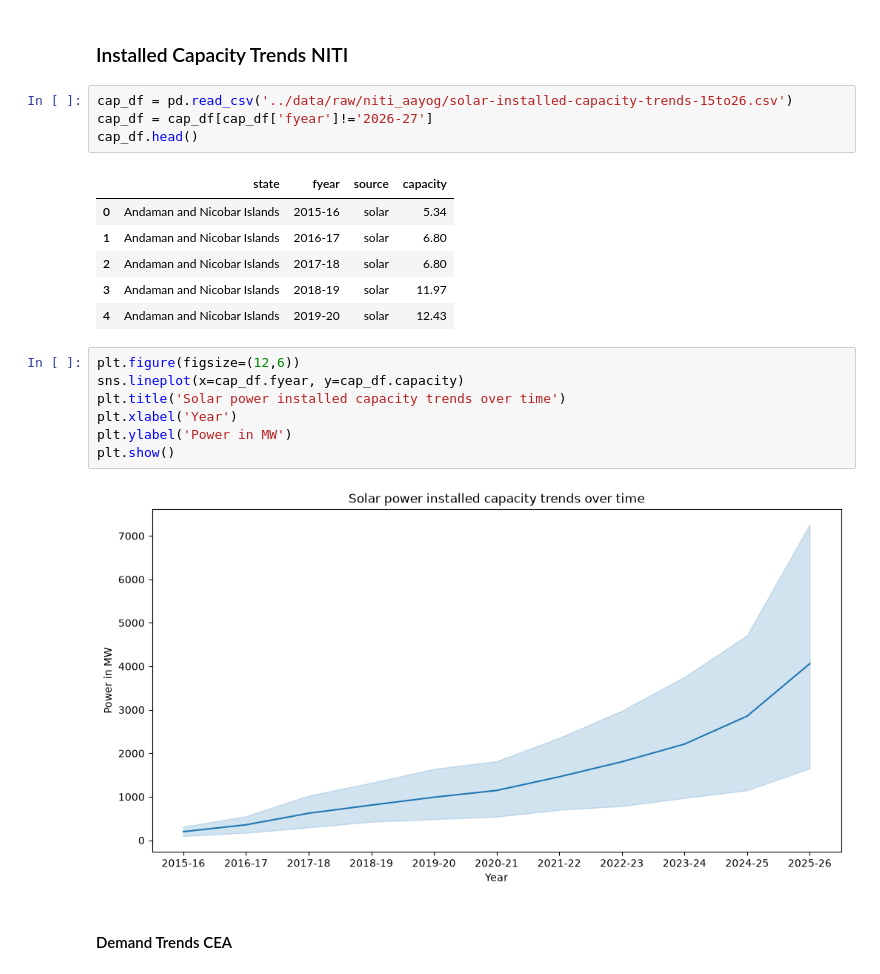
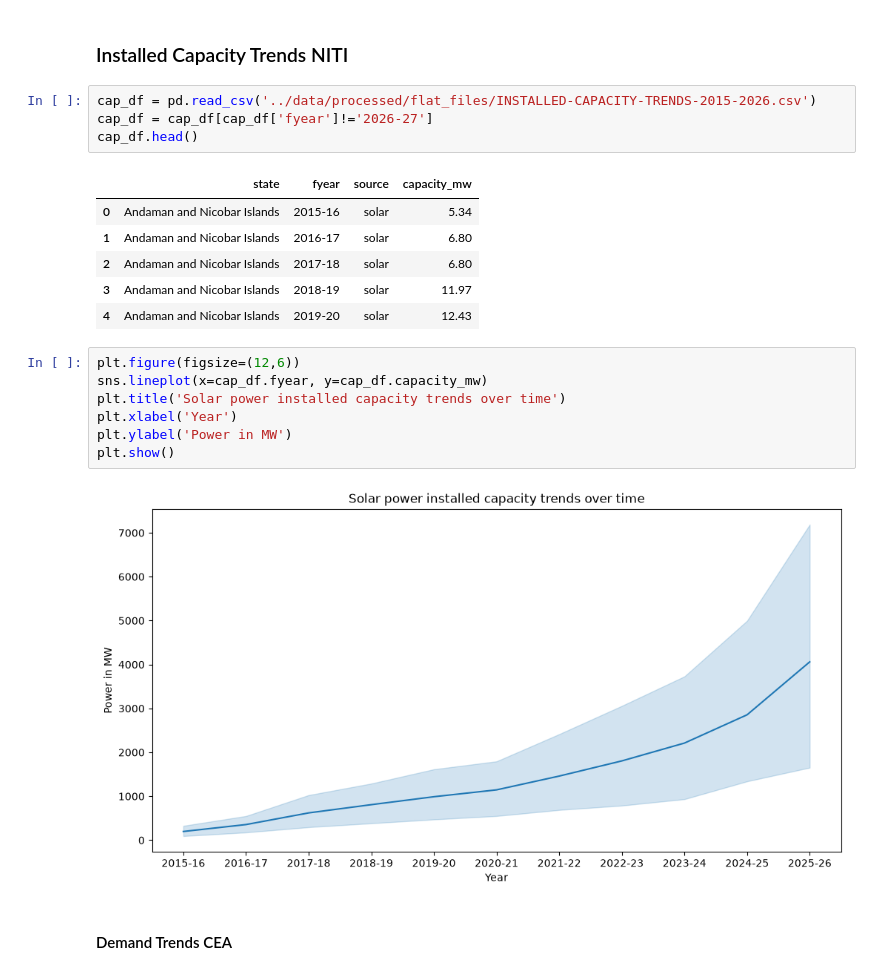
Before and after one commit to marvinminhaz/Solar-Curtailment-Project, a Jupyter notebook: notebooks/data-viz-and-prep.ipynb, the cells around one changed output. Cells and saved outputs as stored; diff of their text form.

```diff
--- a/notebooks/data-viz-and-prep.ipynb
+++ b/notebooks/data-viz-and-prep.ipynb
@@ -31,11 +31,11 @@ plt.show()
 # %% [markdown]
 ### Installed Capacity Trends NITI
 # %%
-cap_df = pd.read_csv('../data/raw/niti_aayog/solar-installed-capacity-trends-15to26.csv')
+cap_df = pd.read_csv('../data/processed/flat_files/INSTALLED-CAPACITY-TRENDS-2015-2026.csv')
 cap_df = cap_df[cap_df['fyear']!='2026-27']
 cap_df.head()
 # %% [output]
-|  | state | fyear | source | capacity |
+|  | state | fyear | source | capacity_mw |
 | 0 | Andaman and Nicobar Islands | 2015-16 | solar | 5.34 |
 | 1 | Andaman and Nicobar Islands | 2016-17 | solar | 6.80 |
 | 2 | Andaman and Nicobar Islands | 2017-18 | solar | 6.80 |
@@ -43,13 +43,13 @@ cap_df.head()
 | 4 | Andaman and Nicobar Islands | 2019-20 | solar | 12.43 |
 # %%
 plt.figure(figsize=(12,6))
-sns.lineplot(x=cap_df.fyear, y=cap_df.capacity)
+sns.lineplot(x=cap_df.fyear, y=cap_df.capacity_mw)
 plt.title('Solar power installed capacity trends over time')
 plt.xlabel('Year')
 plt.ylabel('Power in MW')
 plt.show()
 # %% [output]
-[figure, old version]
+[figure, new version]
 # %% [markdown]
 #### Demand Trends CEA
 # %%
```
Also changed, not shown: parts of 10 cells of this notebook, 24 other files.
